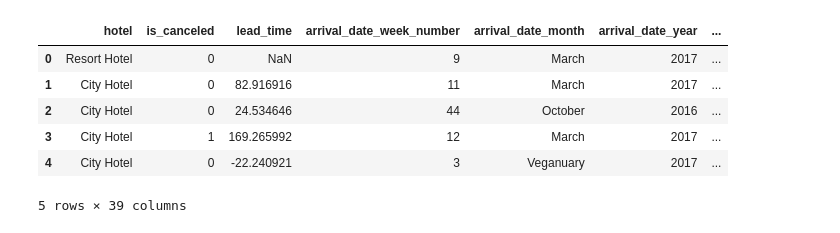
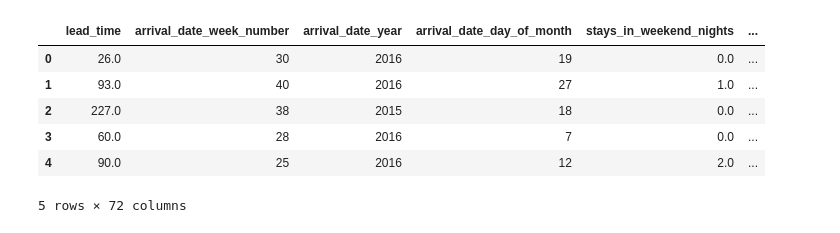
Before and after one commit to nrahman29/final_project_hotel, a Jupyter notebook: Hotel cancelation/hotel_cancellation_rahman.ipynb, the cells around one changed output. Cells and saved outputs as stored; diff of their text form; code cells hidden in the pictures.

Commit message:
first result using random forest

```diff
--- a/Hotel cancelation/hotel_cancellation_rahman.ipynb
+++ b/Hotel cancelation/hotel_cancellation_rahman.ipynb
@@ -1,4 +1,6 @@
 # %%
 import pandas as pd
+import numpy as np
 import matplotlib.pyplot as plt
 df1 = pd.read_csv('train.csv')
+df2 = pd.read_csv('test.csv')
@@ -4,0 +17,9 @@ df1 = pd.read_csv('train.csv')
+# %%
+## Swapping incorrect year and week columns
+col_list = list(df1)
+col_list[3], col_list[5] = col_list[5], col_list[3]
+df1.columns = col_list
+
+col_list = list(df2)
+col_list[2], col_list[4] = col_list[4], col_list[2]
+df2.columns = col_list
@@ -74,0 +156,4 @@ df1.columns = col_list
+# %%
+
+preprocessing(df2)
+df2 = pd.get_dummies(df2, columns=["hotel", "arrival_date_month", 'market_segment', 'distribution_channel', 'reserved_room_type', 'assigned_room_type', 'deposit_type', 'customer_type', 'reservation_status'],drop_first=True)
@@ -75,10 +167,10 @@ df1.columns = col_list
 # %%
-df1.head()
+df2.head()
 # %% [output]
-|  | hotel | is_canceled | lead_time | arrival_date_week_number | arrival_date_month | arrival_date_year | ... |
-| 0 | Resort Hotel | 0 | NaN | 9 | March | 2017 | ... |
-| 1 | City Hotel | 0 | 82.916916 | 11 | March | 2017 | ... |
-| 2 | City Hotel | 0 | 24.534646 | 44 | October | 2016 | ... |
-| 3 | City Hotel | 1 | 169.265992 | 12 | March | 2017 | ... |
-| 4 | City Hotel | 0 | -22.240921 | 3 | Veganuary | 2017 | ... |
+|  | lead_time | arrival_date_week_number | arrival_date_year | arrival_date_day_of_month | stays_in_weekend_nights | ... |
+| 0 | 26.0 | 30 | 2016 | 19 | 0.0 | ... |
+| 1 | 93.0 | 40 | 2016 | 27 | 1.0 | ... |
+| 2 | 227.0 | 38 | 2015 | 18 | 0.0 | ... |
+| 3 | 60.0 | 28 | 2016 | 7 | 0.0 | ... |
+| 4 | 90.0 | 25 | 2016 | 12 | 2.0 | ... |
-5 rows × 39 columns
+5 rows × 72 columns
```
Also changed, not shown: parts of 25 cells of this notebook, 4 other files.
